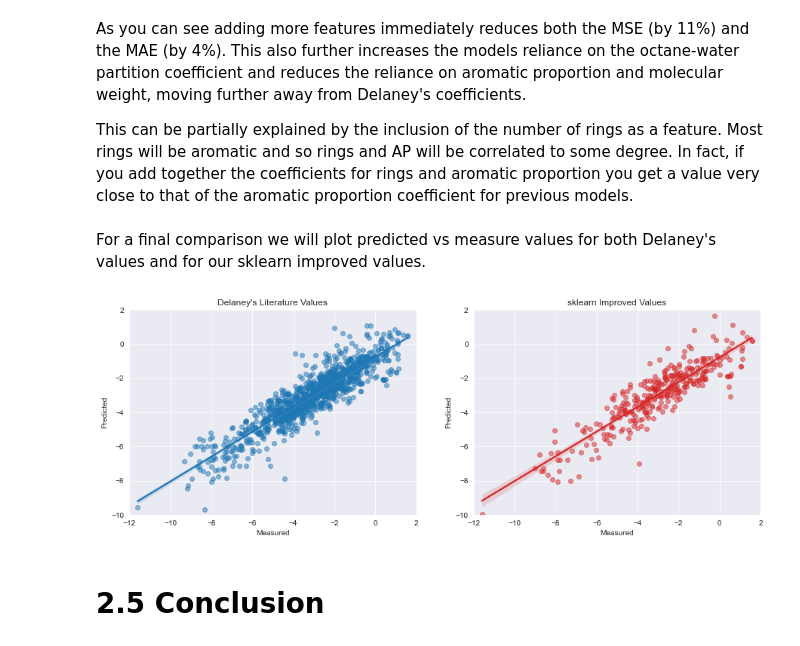
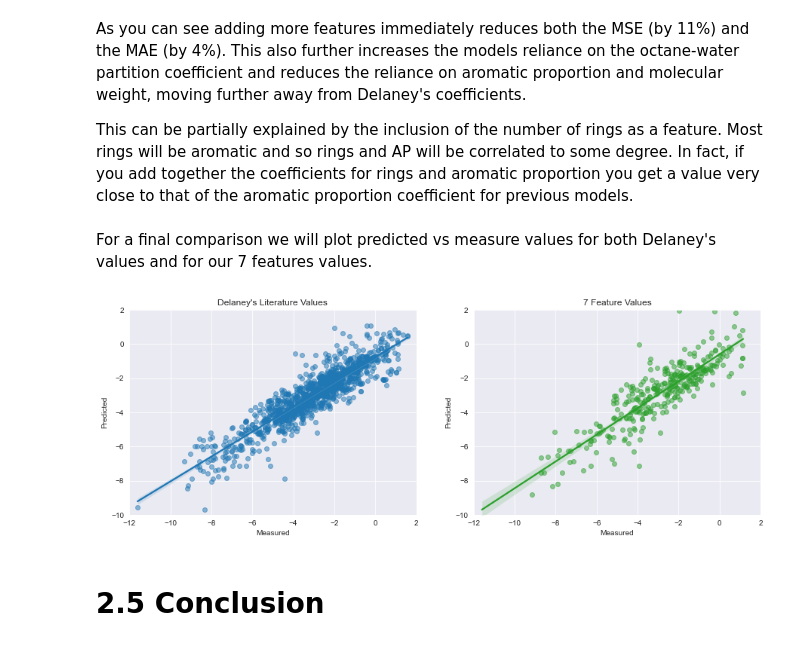
Before and after one commit to erwallace/Predicting-Aqueous-Solubilities, a Jupyter notebook: esol_linear_regression.ipynb, the cells around one changed output. Cells and saved outputs as stored; diff of their text form; code cells hidden in the pictures.

```diff
--- a/esol_linear_regression.ipynb
+++ b/esol_linear_regression.ipynb
@@ -653,22 +659,22 @@ As you can see adding more features immediately reduces both the MSE (by 11%) an
 
 This can be partially explained by the inclusion of the number of rings as a feature. Most rings will be aromatic and so rings and AP will be correlated to some degree. In fact, if you add together the coefficients for rings and aromatic proportion you get a value very close to that of the aromatic proportion coefficient for previous models.
 # %% [markdown]
-For a final comparison we will plot predicted vs measure values for both Delaney's values and for our sklearn improved values.
+For a final comparison we will plot predicted vs measure values for both Delaney's values and for our 7 features values.
 # %%
 fig, ax = plt.subplots(ncols=2, figsize=(15,5))
 
 g = sns.regplot(ax=ax[0], data=df, x='Measured log(solubility/M)',
                 y='ESOL Predicted log(solubility/M)', color='tab:blue', scatter_kws={'alpha':0.5})
 g.set(xlabel='Measured', ylabel='Predicted', xlim=(-12,2), ylim=(-10,2))
 ax[0].set_title("Delaney's Literature Values")
 
-g = sns.regplot(ax=ax[1], x=Y_test, y=Y_pred_test, color='tab:red', scatter_kws={'alpha':0.5})
+g = sns.regplot(ax=ax[1], x=Y_test, y=Y_pred_test, color='tab:green', scatter_kws={'alpha':0.5})
 g.set(xlabel='Measured', ylabel='Predicted', xlim=(-12,2), ylim=(-10,2))
-ax[1].set_title("sklearn Improved Values")
+ax[1].set_title("7 Feature Values")
 
 plt.show()
 # %% [output]
-[figure, old version]
+[figure, new version]
 # %% [markdown]
 # 2.5 Conclusion
 # %% [markdown]
```
Also changed, not shown: parts of 20 cells of this notebook.
